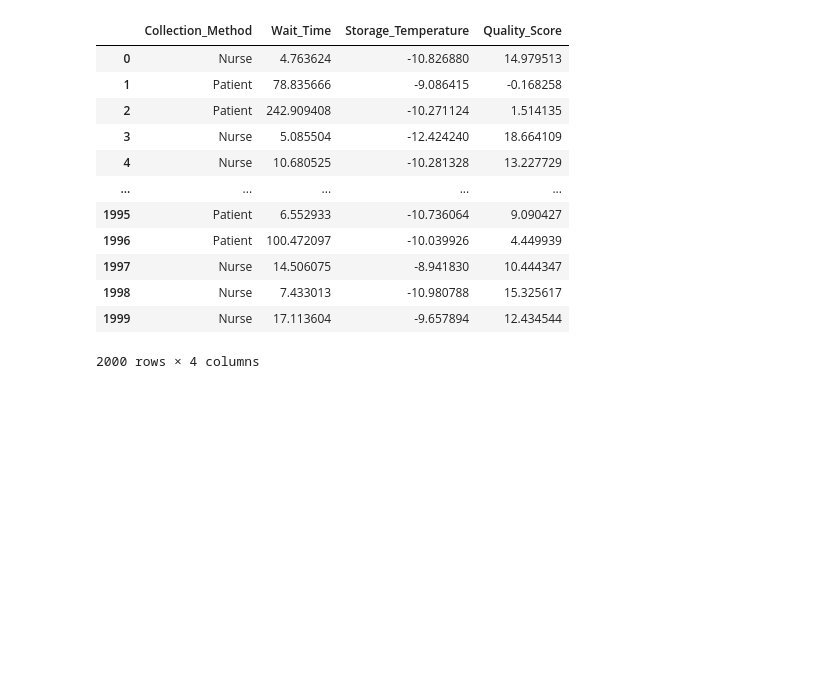
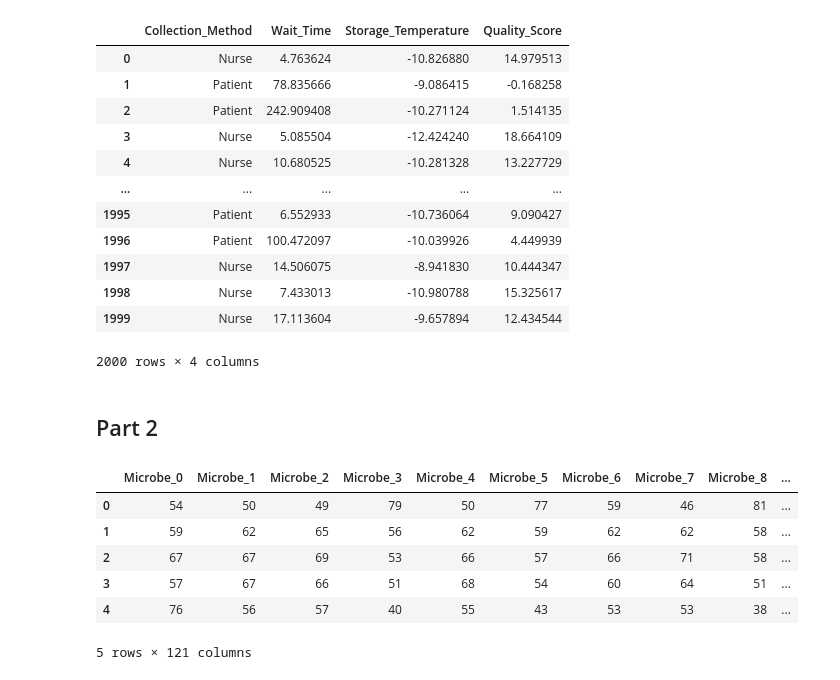
Before and after one commit to ArchieGertsman/ECE471-MP2, a Jupyter notebook: answers.ipynb, the cells around one changed output. Cells and saved outputs as stored; diff of their text form; code cells hidden in the pictures; blank space fills up the shorter version.

```diff
--- a/answers.ipynb
+++ b/answers.ipynb
@@ -177,0 +178,13 @@ df_qc_train
+# %% [markdown]
+## Part 2
+# %%
+df_abundance = pd.read_csv('MicrobeAbundance.csv').drop('Unnamed: 0', axis=1)
+df_abundance.head()
+# %% [output]
+|  | Microbe_0 | Microbe_1 | Microbe_2 | Microbe_3 | Microbe_4 | Microbe_5 | Microbe_6 | Microbe_7 | Microbe_8 | ... |
+| 0 | 54 | 50 | 49 | 79 | 50 | 77 | 59 | 46 | 81 | ... |
+| 1 | 59 | 62 | 65 | 56 | 62 | 59 | 62 | 62 | 58 | ... |
+| 2 | 67 | 67 | 69 | 53 | 66 | 57 | 66 | 71 | 58 | ... |
+| 3 | 57 | 67 | 66 | 51 | 68 | 54 | 60 | 64 | 51 | ... |
+| 4 | 76 | 56 | 57 | 40 | 55 | 43 | 53 | 53 | 38 | ... |
+5 rows × 121 columns
```
Also changed, not shown: parts of 13 cells of this notebook.
